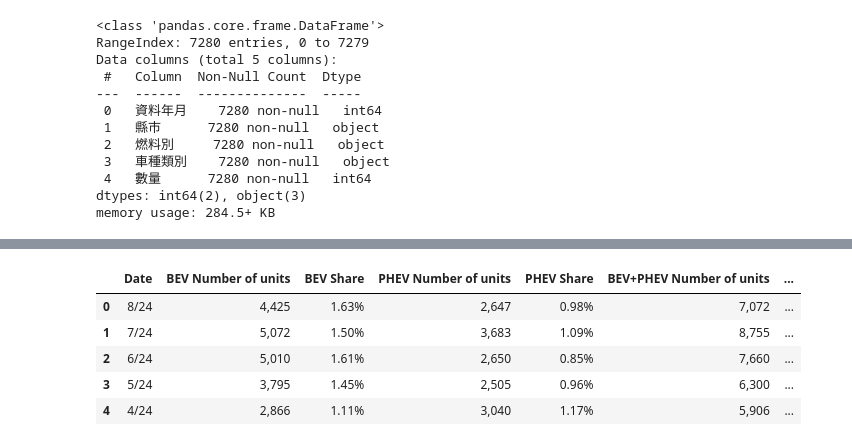
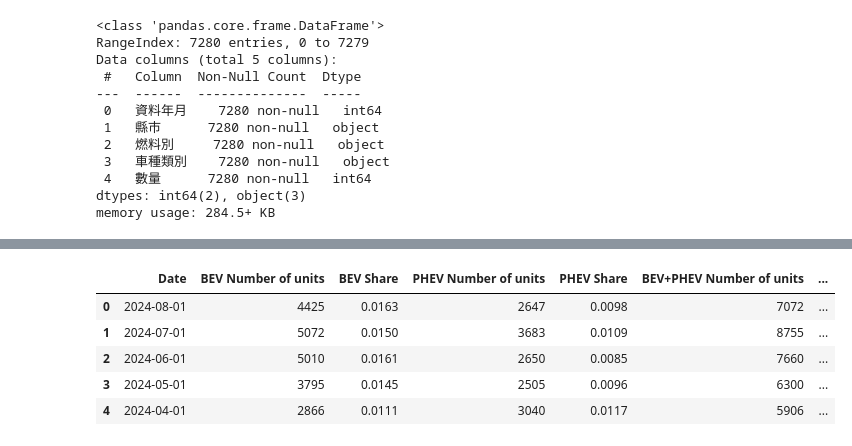
Before and after one commit to lilyleungch/erbscope99, a Jupyter notebook: data_cleansing/data_ploting.ipynb, the cells around one changed output, grey strips where cells are left out. Saved outputs shown, nothing was run; the diff lists cells and outputs as text; code cells hidden in the pictures.

```diff
--- a/data_cleansing/data_ploting.ipynb
+++ b/data_cleansing/data_ploting.ipynb
@@ -78,12 +79,12 @@ sns.scatterplot(data = taipei_sales_after_2023, x=taipei_sales_after_2023.index
 # %%
 matplotlib.rcParams['font.family'] = 'MingLiu'
 # %%
-japan_sales=pd.read_csv('EV_share_of_japan_market.csv')
+japan_sales=pd.read_excel('EV_share_of_japan_market.xlsx')
 japan_sales.head(5)
 # %% [output]
 |  | Date | BEV Number of units | BEV Share | PHEV Number of units | PHEV Share | BEV+PHEV Number of units | ... |
-| 0 | 8/24 | 4,425 | 1.63% | 2,647 | 0.98% | 7,072 | ... |
-| 1 | 7/24 | 5,072 | 1.50% | 3,683 | 1.09% | 8,755 | ... |
-| 2 | 6/24 | 5,010 | 1.61% | 2,650 | 0.85% | 7,660 | ... |
-| 3 | 5/24 | 3,795 | 1.45% | 2,505 | 0.96% | 6,300 | ... |
-| 4 | 4/24 | 2,866 | 1.11% | 3,040 | 1.17% | 5,906 | ... |
+| 0 | 2024-08-01 | 4425 | 0.0163 | 2647 | 0.0098 | 7072 | ... |
+| 1 | 2024-07-01 | 5072 | 0.0150 | 3683 | 0.0109 | 8755 | ... |
+| 2 | 2024-06-01 | 5010 | 0.0161 | 2650 | 0.0085 | 7660 | ... |
+| 3 | 2024-05-01 | 3795 | 0.0145 | 2505 | 0.0096 | 6300 | ... |
+| 4 | 2024-04-01 | 2866 | 0.0111 | 3040 | 0.0117 | 5906 | ... |
```
Also changed, not shown: parts of 6 cells of this notebook, 4 other files.
